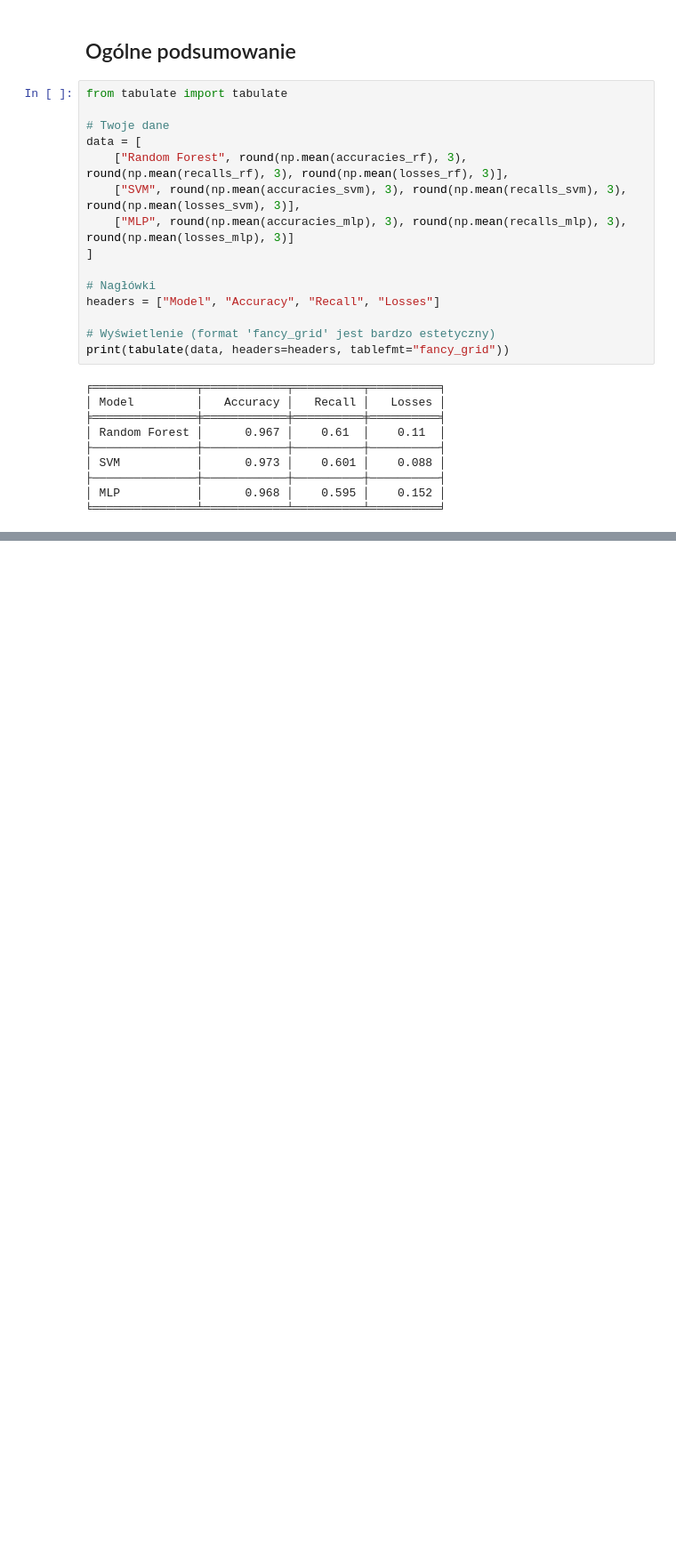
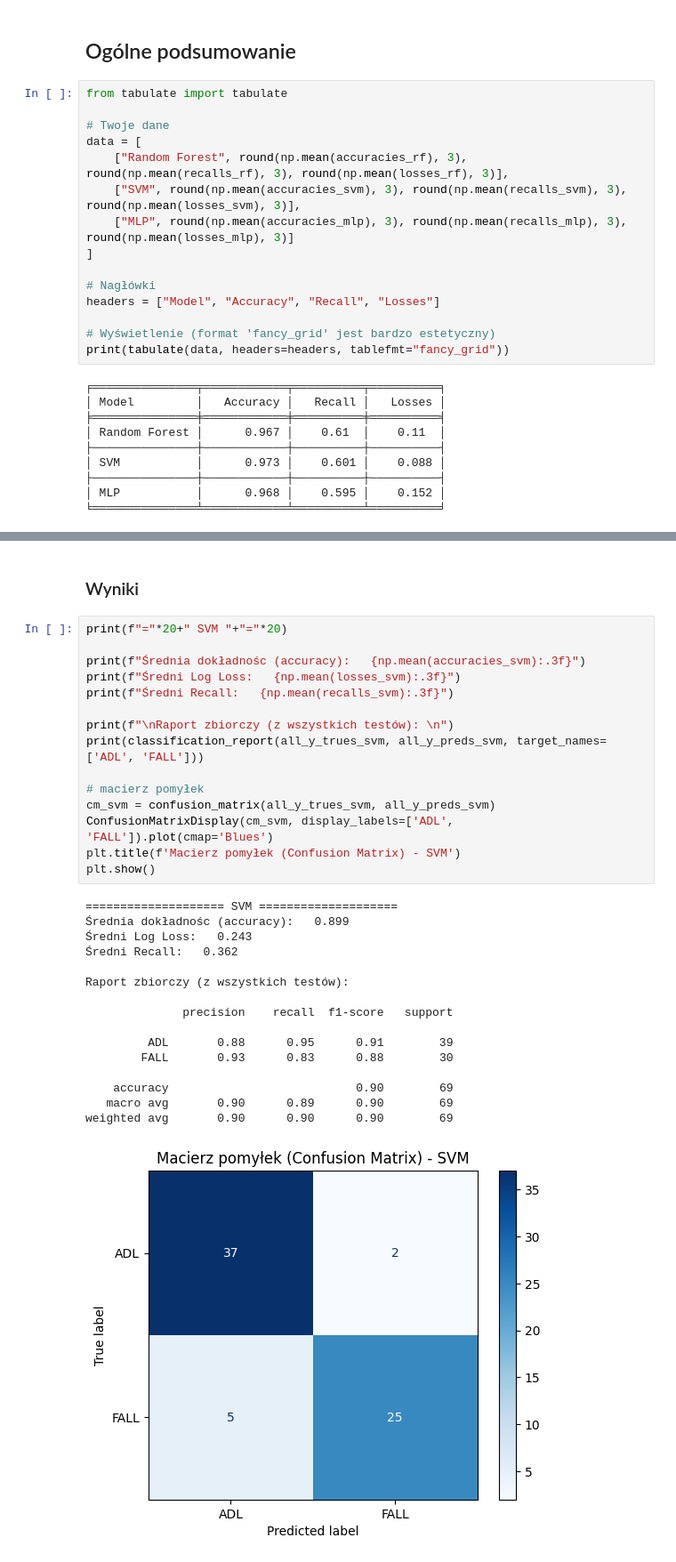
Before and after one commit to KacperM33/Projekt_AIPO, a Jupyter notebook: scripts/training_models.ipynb, the cells around one changed output, grey strips where cells are left out. Shown at 89% size. Drawn from its saved outputs; the diff is of its cells as text; blank space fills up the shorter version.

```diff
--- a/scripts/training_models.ipynb
+++ b/scripts/training_models.ipynb
@@ -435,0 +704,34 @@ print(tabulate(data, headers=headers, tablefmt="fancy_grid"))
+# %% [markdown]
+### Wyniki
+# %%
+print(f"="*20+" SVM "+"="*20)
+
+print(f"Średnia dokładnośc (accuracy):   {np.mean(accuracies_svm):.3f}")
+print(f"Średni Log Loss:   {np.mean(losses_svm):.3f}")
+print(f"Średni Recall:   {np.mean(recalls_svm):.3f}")
+
+print(f"\nRaport zbiorczy (z wszystkich testów): \n")
+print(classification_report(all_y_trues_svm, all_y_preds_svm, target_names=['ADL', 'FALL']))
+
+# macierz pomyłek
+cm_svm = confusion_matrix(all_y_trues_svm, all_y_preds_svm)
+ConfusionMatrixDisplay(cm_svm, display_labels=['ADL', 'FALL']).plot(cmap='Blues')
+plt.title(f'Macierz pomyłek (Confusion Matrix) - SVM')
+plt.show()
+# %% [output]
+==================== SVM ====================
+Średnia dokładnośc (accuracy):   0.899
+Średni Log Loss:   0.243
+Średni Recall:   0.362
+
+Raport zbiorczy (z wszystkich testów):
+
+              precision    recall  f1-score   support
+
+         ADL       0.88      0.95      0.91        39
+        FALL       0.93      0.83      0.88        30
+
+    accuracy                           0.90        69
+   macro avg       0.90      0.89      0.90        69
+weighted avg       0.90      0.90      0.90        69
+[figure, added]
```
Also changed, not shown: parts of 18 cells of this notebook, 2 other files.
